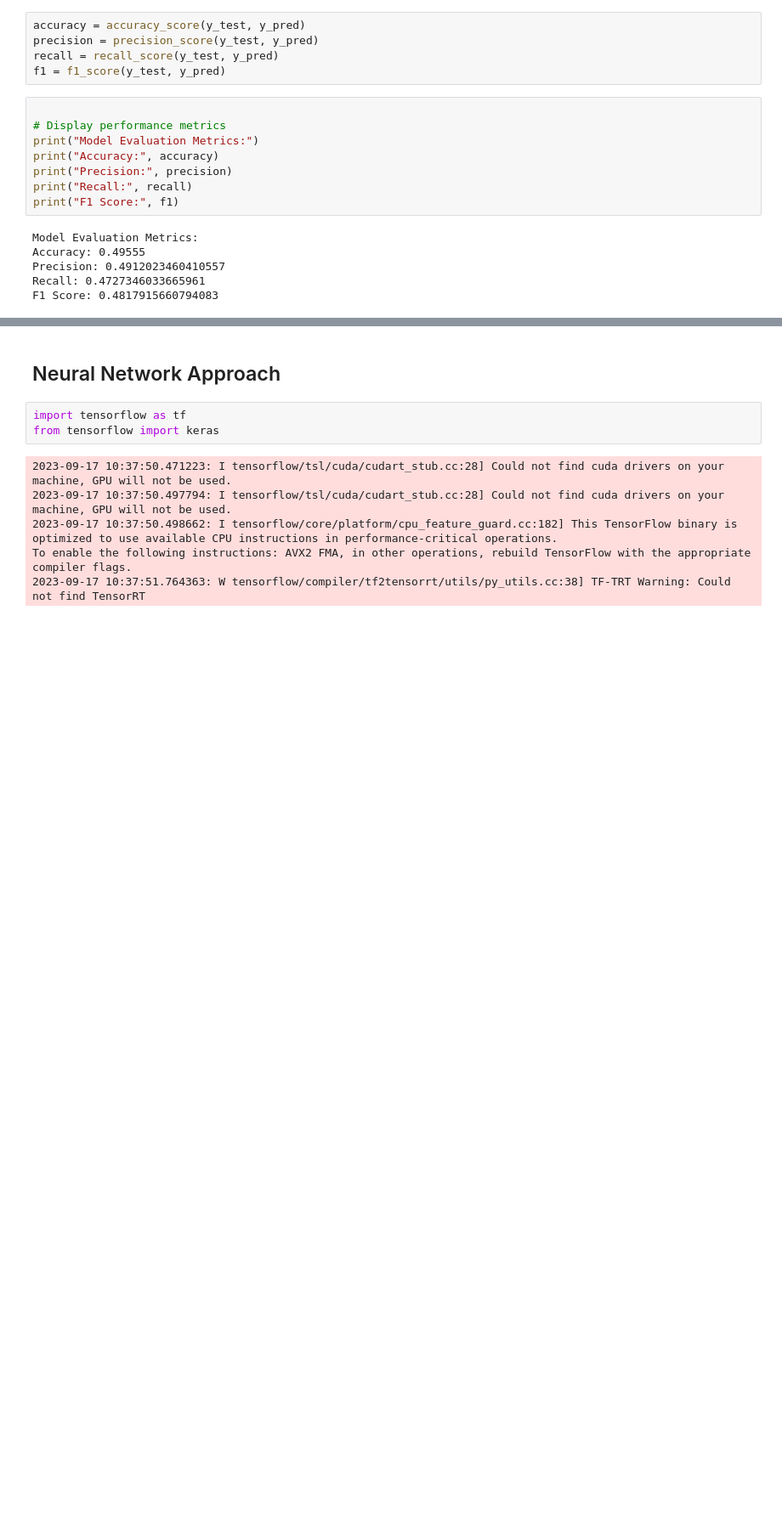
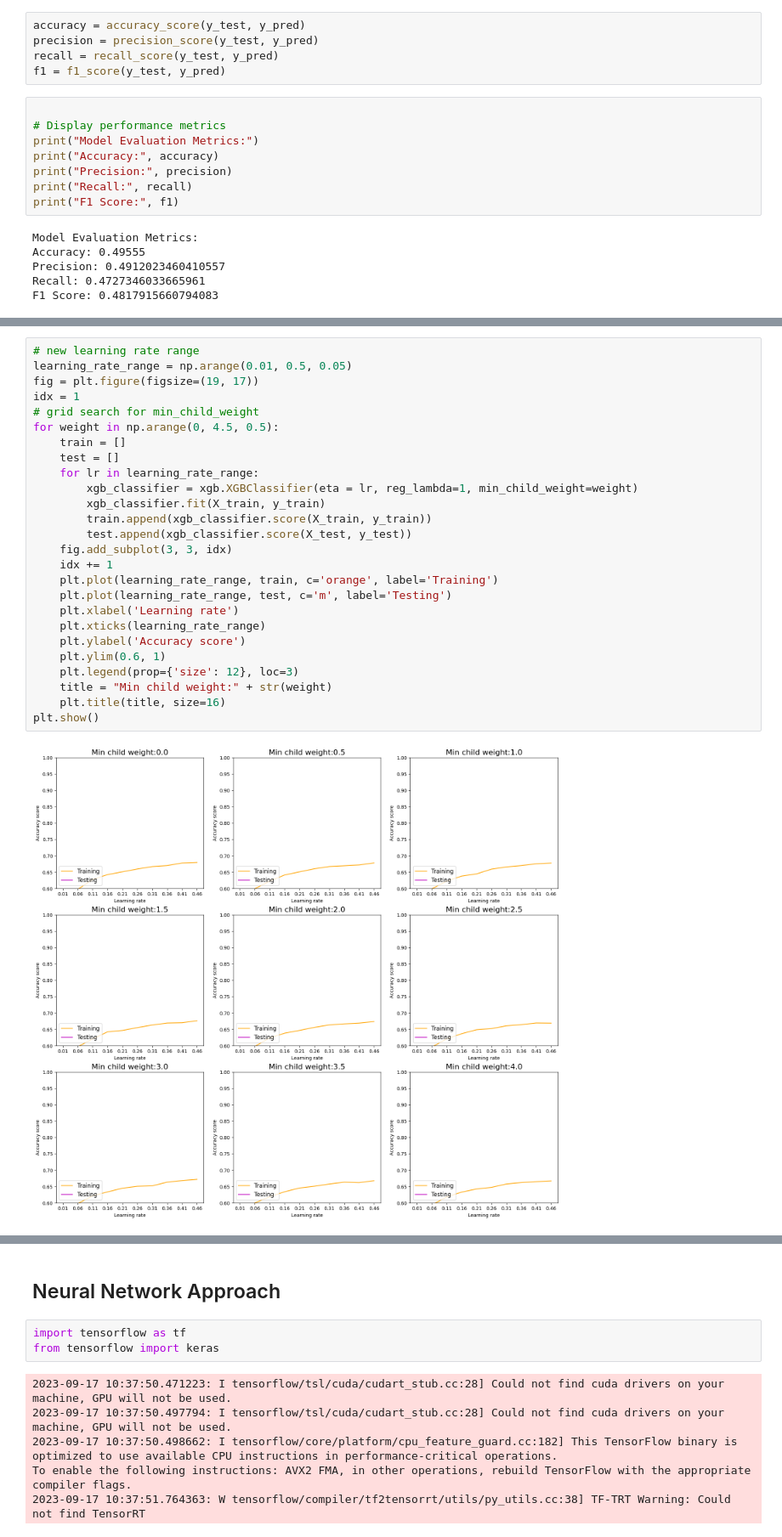
Before and after one commit to AmarjeetMohanty/SunBaseData, a Jupyter notebook: model.ipynb, the cells around one changed output, grey strips where cells are left out. Shown at 85% size. Saved outputs shown, nothing was run; the diff lists cells and outputs as text; blank space fills up the shorter version.

```diff
--- a/model.ipynb
+++ b/model.ipynb
@@ -186,0 +218,28 @@ F1 Score: 0.4817915660794083
+# %%
+# new learning rate range
+learning_rate_range = np.arange(0.01, 0.5, 0.05)
+fig = plt.figure(figsize=(19, 17))
+idx = 1
+# grid search for min_child_weight
+for weight in np.arange(0, 4.5, 0.5):
+    train = []
+    test = []
+    for lr in learning_rate_range:
+        xgb_classifier = xgb.XGBClassifier(eta = lr, reg_lambda=1, min_child_weight=weight)
+        xgb_classifier.fit(X_train, y_train)
+        train.append(xgb_classifier.score(X_train, y_train))
+        test.append(xgb_classifier.score(X_test, y_test))
+    fig.add_subplot(3, 3, idx)
+    idx += 1
+    plt.plot(learning_rate_range, train, c='orange', label='Training')
+    plt.plot(learning_rate_range, test, c='m', label='Testing')
+    plt.xlabel('Learning rate')
+    plt.xticks(learning_rate_range)
+    plt.ylabel('Accuracy score')
+    plt.ylim(0.6, 1)
+    plt.legend(prop={'size': 12}, loc=3)
+    title = "Min child weight:" + str(weight)
+    plt.title(title, size=16)
+plt.show()
+# %% [output]
+[figure, added]
```
Also changed, not shown: parts of 26 cells of this notebook.
